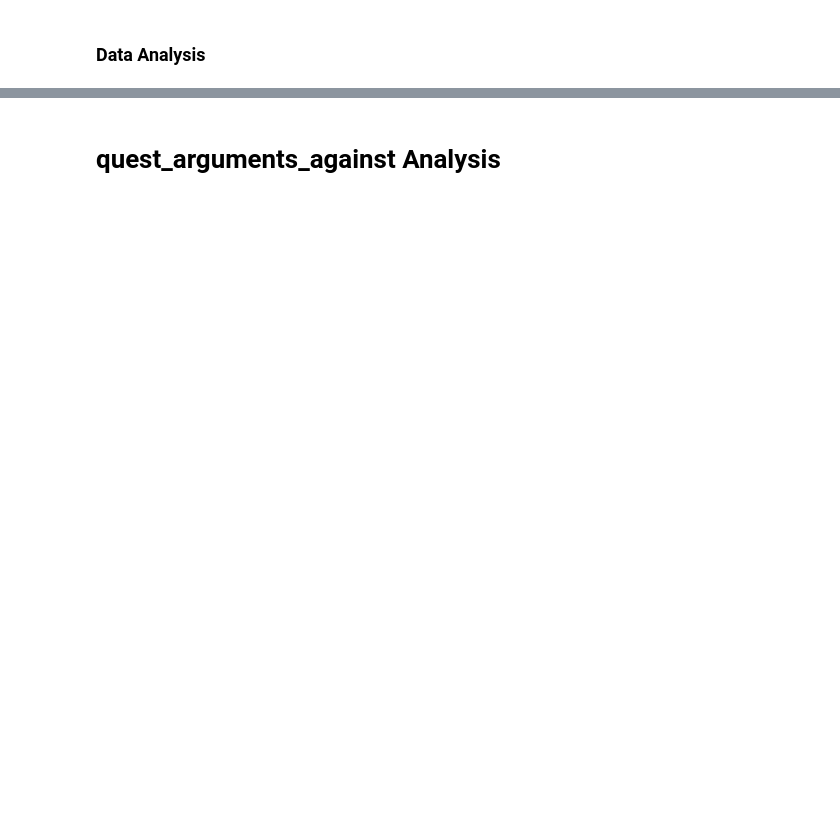
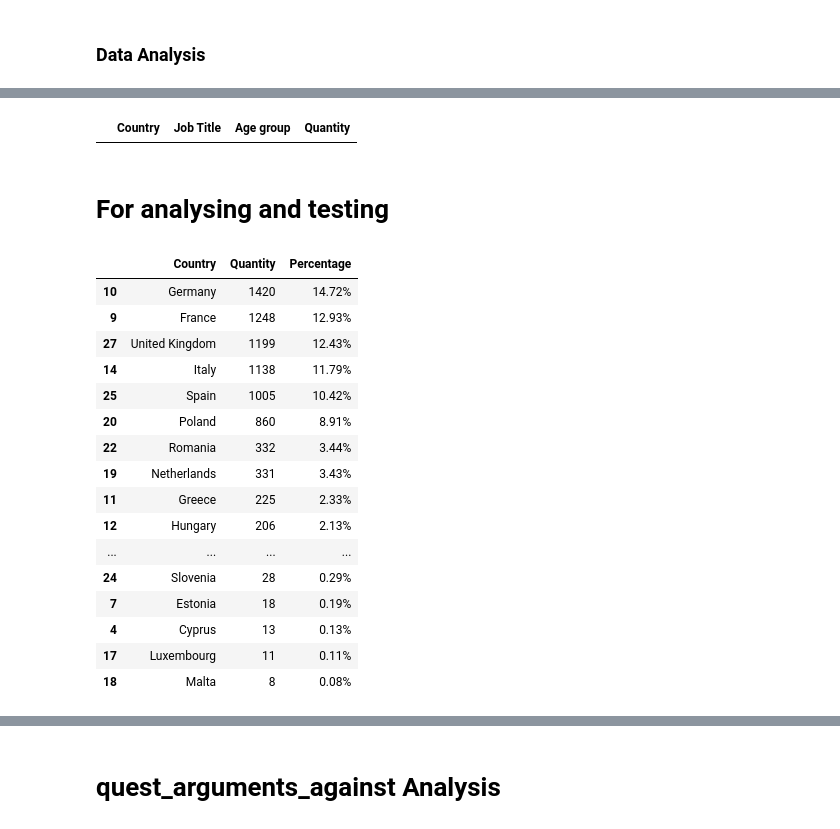
Before and after one commit to juankmp/Project_1_0420_JuanMunoz, a Jupyter notebook: notebooks/analysis.ipynb, the cells around one changed output, grey strips where cells are left out. Saved outputs shown, nothing was run; the diff lists cells and outputs as text; code cells hidden in the pictures; blank space fills up the shorter version.

```diff
--- a/notebooks/analysis.ipynb
+++ b/notebooks/analysis.ipynb
@@ -56,0 +119,35 @@ display(df_result)
+# %%
+filter_2 = df_result['Country'] == 'Spain'
+filter_3 = df_result['Job Title'] == 'Engineer'
+
+df_result[filter_2 & filter_3]
+# %% [output]
+|  | Country | Job Title | Age group | Quantity |
+# %% [markdown]
+# For analysing and testing
+# %%
+df_result_test = df_all.groupby(['country']).agg({'uuid': ['count']})
+df_result_test.columns = ['Quantity']
+df_result_test = df_result_test.reset_index().sort_values(by='Quantity',ascending = False)
+df_result_test.columns = ['Country','Quantity']
+#df_result.loc['Total']= df_result.sum(numeric_only=True, axis=0)
+df_result_test['Percentage'] = round(df_result_test['Quantity'] / df_result_test['Quantity'].sum() * 100,2).astype(str) + '%'
+display(df_result_test) #dataframe without the percentage
+# %% [output]
+|  | Country | Quantity | Percentage |
+| 10 | Germany | 1420 | 14.72% |
+| 9 | France | 1248 | 12.93% |
+| 27 | United Kingdom | 1199 | 12.43% |
+| 14 | Italy | 1138 | 11.79% |
+| 25 | Spain | 1005 | 10.42% |
+| 20 | Poland | 860 | 8.91% |
+| 22 | Romania | 332 | 3.44% |
+| 19 | Netherlands | 331 | 3.43% |
+| 11 | Greece | 225 | 2.33% |
+| 12 | Hungary | 206 | 2.13% |
+| ... | ... | ... | ... |
+| 24 | Slovenia | 28 | 0.29% |
+| 7 | Estonia | 18 | 0.19% |
+| 4 | Cyprus | 13 | 0.13% |
+| 17 | Luxembourg | 11 | 0.11% |
+| 18 | Malta | 8 | 0.08% |
```
Also changed, not shown: parts of 12 cells of this notebook, 18 other files.
